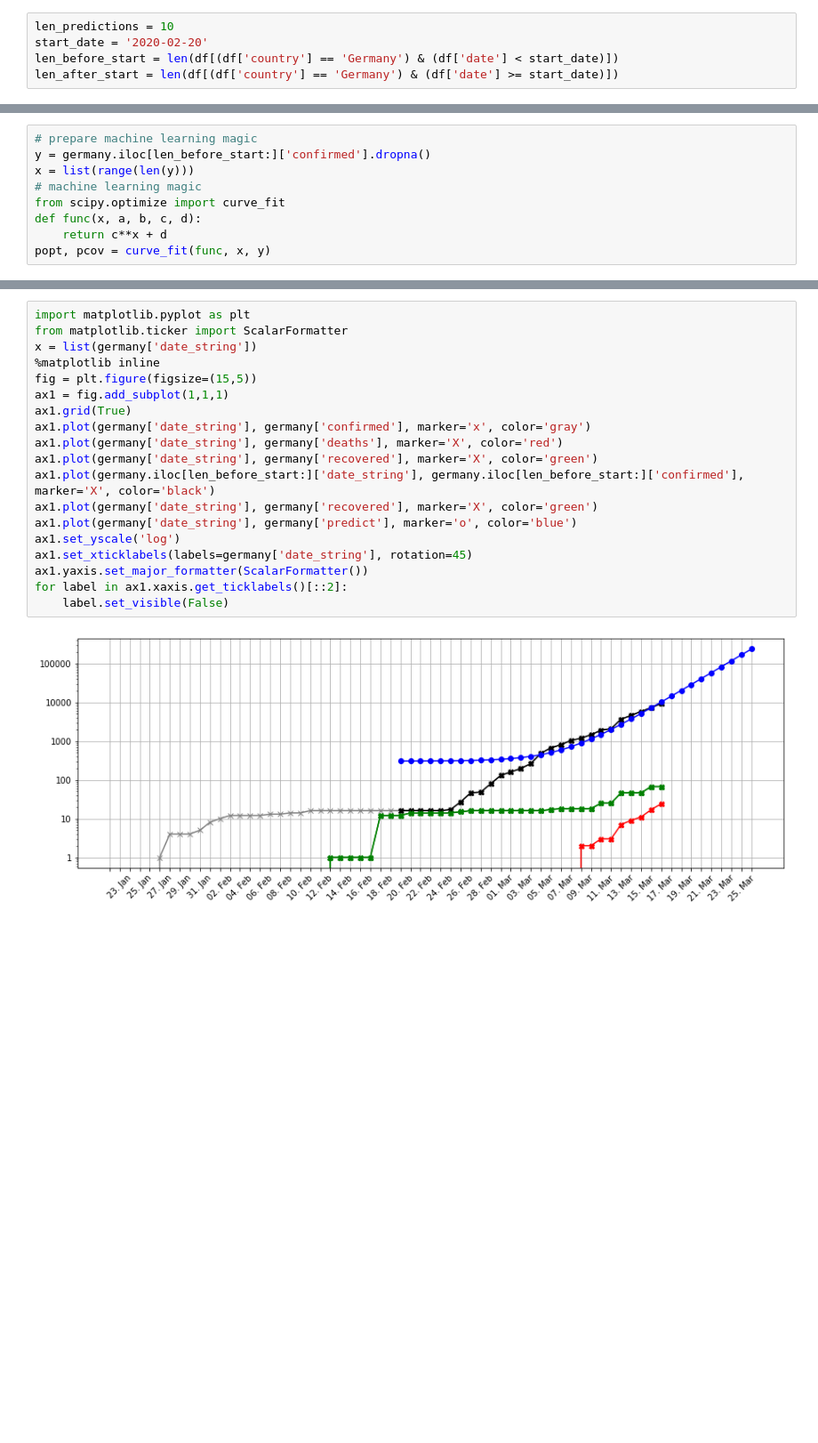
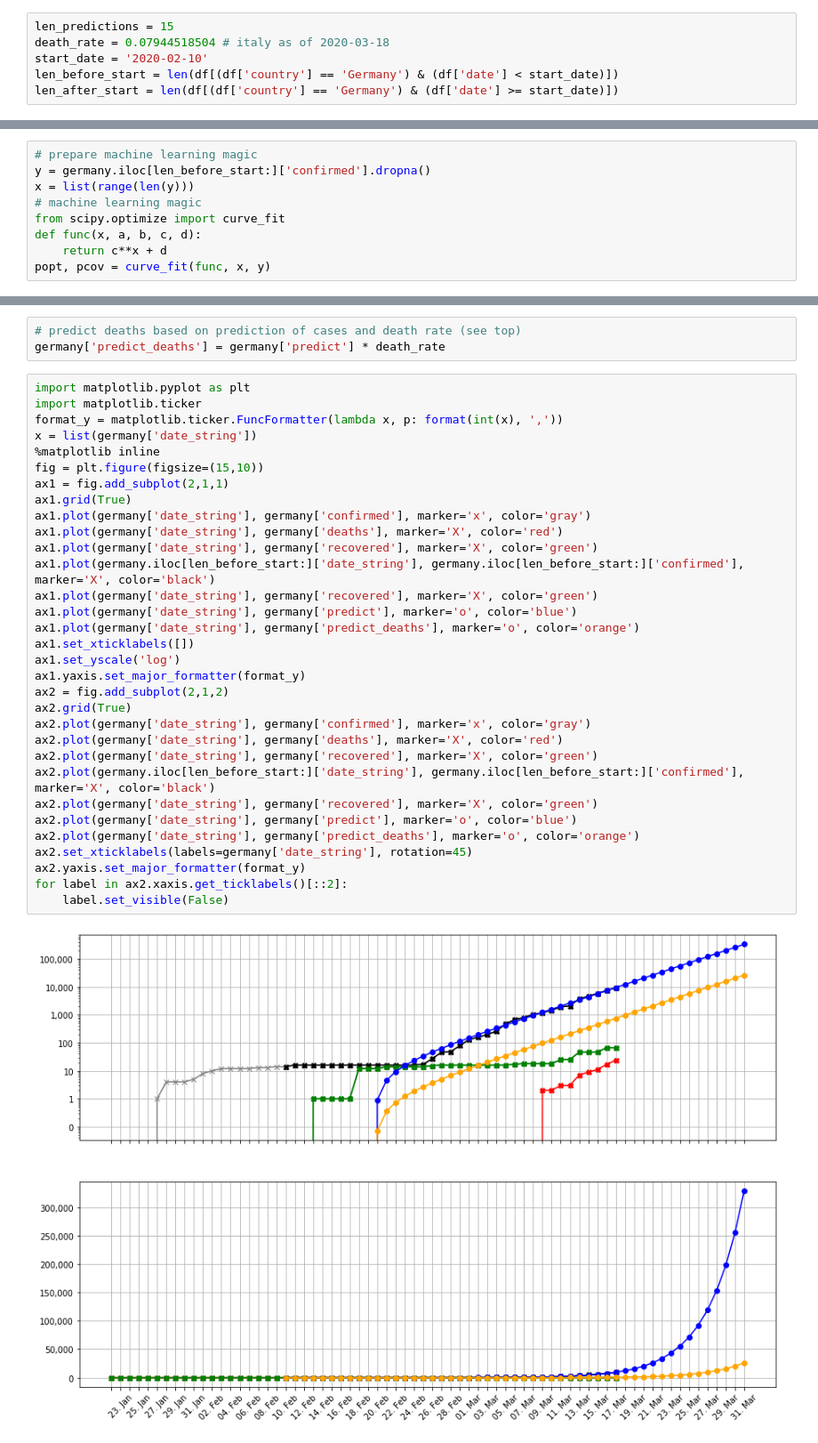
Before and after one commit to moritzknorr/corona, a Jupyter notebook: 02 Predict.ipynb, the cells around one changed output, grey strips where cells are left out. Shown at 89% size. Drawn from its saved outputs; the diff is of its cells as text; blank space fills up the shorter version.

Commit message:
added deaths

```diff
--- a/02 Predict.ipynb
+++ b/02 Predict.ipynb
@@ -1,8 +1,9 @@
 # %%
 %run ./'01 load.ipynb'
 # %%
-len_predictions = 10
-start_date = '2020-02-20'
+len_predictions = 15
+death_rate = 0.07944518504 # italy as of 2020-03-18
+start_date = '2020-02-10'
 len_before_start = len(df[(df['country'] == 'Germany') & (df['date'] < start_date)])
 len_after_start = len(df[(df['country'] == 'Germany') & (df['date'] >= start_date)])
 # %%
@@ -30,24 +30,40 @@ germany = germany.join(pd.DataFrame(enumerate(predict, len_before_start), column
+# %%
+# predict deaths based on prediction of cases and death rate (see top)
+germany['predict_deaths'] = germany['predict'] * death_rate
 # %%
 import matplotlib.pyplot as plt
-from matplotlib.ticker import ScalarFormatter
+import matplotlib.ticker
+format_y = matplotlib.ticker.FuncFormatter(lambda x, p: format(int(x), ','))
 x = list(germany['date_string'])
 %matplotlib inline
-fig = plt.figure(figsize=(15,5))
-ax1 = fig.add_subplot(1,1,1)
+fig = plt.figure(figsize=(15,10))
+ax1 = fig.add_subplot(2,1,1)
 ax1.grid(True)
 ax1.plot(germany['date_string'], germany['confirmed'], marker='x', color='gray')
 ax1.plot(germany['date_string'], germany['deaths'], marker='X', color='red')
 ax1.plot(germany['date_string'], germany['recovered'], marker='X', color='green')
 ax1.plot(germany.iloc[len_before_start:]['date_string'], germany.iloc[len_before_start:]['confirmed'], marker='X', color='black')
 ax1.plot(germany['date_string'], germany['recovered'], marker='X', color='green')
 ax1.plot(germany['date_string'], germany['predict'], marker='o', color='blue')
+ax1.plot(germany['date_string'], germany['predict_deaths'], marker='o', color='orange')
+ax1.set_xticklabels([])
 ax1.set_yscale('log')
-ax1.set_xticklabels(labels=germany['date_string'], rotation=45)
-ax1.yaxis.set_major_formatter(ScalarFormatter())
-for label in ax1.xaxis.get_ticklabels()[::2]:
+ax1.yaxis.set_major_formatter(format_y)
+ax2 = fig.add_subplot(2,1,2)
+ax2.grid(True)
+ax2.plot(germany['date_string'], germany['confirmed'], marker='x', color='gray')
+ax2.plot(germany['date_string'], germany['deaths'], marker='X', color='red')
+ax2.plot(germany['date_string'], germany['recovered'], marker='X', color='green')
+ax2.plot(germany.iloc[len_before_start:]['date_string'], germany.iloc[len_before_start:]['confirmed'], marker='X', color='black')
+ax2.plot(germany['date_string'], germany['recovered'], marker='X', color='green')
+ax2.plot(germany['date_string'], germany['predict'], marker='o', color='blue')
+ax2.plot(germany['date_string'], germany['predict_deaths'], marker='o', color='orange')
+ax2.set_xticklabels(labels=germany['date_string'], rotation=45)
+ax2.yaxis.set_major_formatter(format_y)
+for label in ax2.xaxis.get_ticklabels()[::2]:
     label.set_visible(False)
 # %% [output]
-[figure, old version]
+[figure, new version]
 # %%
 germany.iloc[-len_predictions-5:]
 # %% [output]
```
Also changed, not shown: parts of 3 cells of this notebook.
